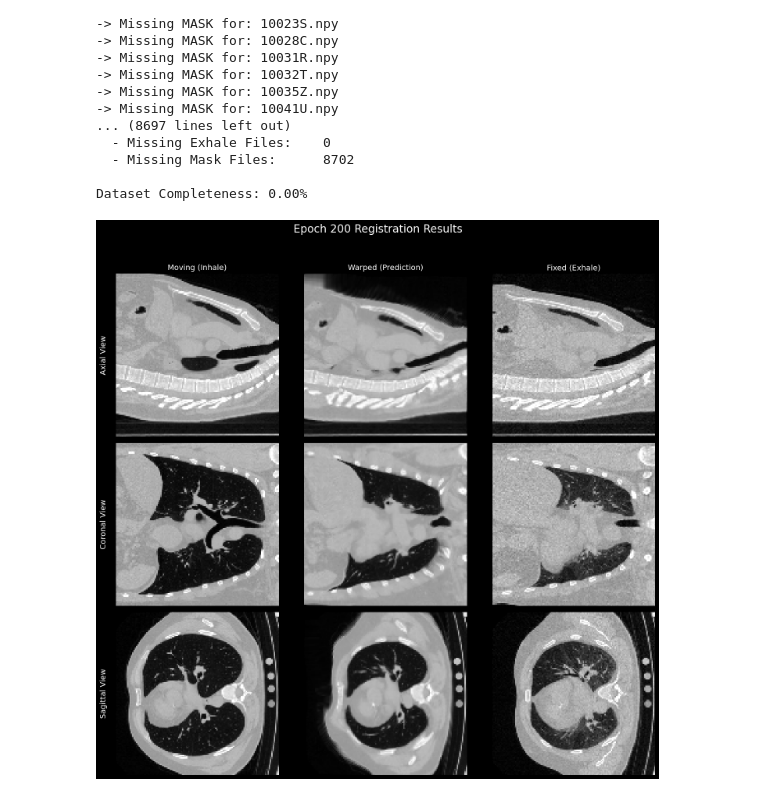
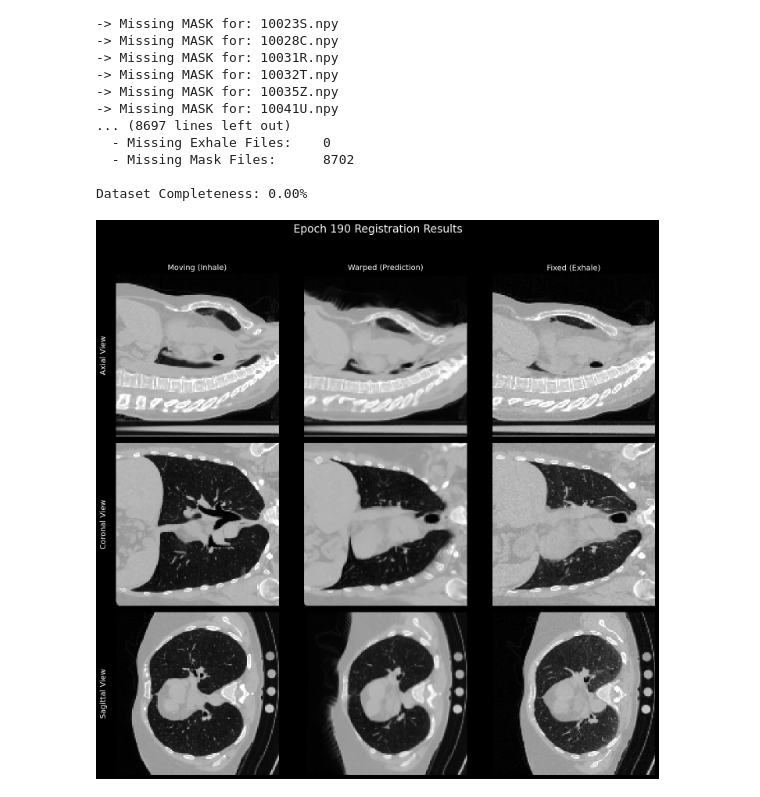
Before and after one commit to AkuSax/exhale-prediction-cvae, a Jupyter notebook: debug.ipynb, the cells around one changed output. Drawn from its saved outputs; the diff is of its cells as text; code cells hidden in the pictures.

```diff
--- a/debug.ipynb
+++ b/debug.ipynb
@@ -248,7 +248,7 @@ from pathlib import Path
 image_dir = Path("./model_runs/ctm_run_1/images")
 
 # Choose which epoch you want to view
-epoch_to_view = 200
+epoch_to_view = 190
 
 # --- Load the Data ---
 try:
@@ -281,31 +281,31 @@ try:
 
     for ax, row in zip(axes[:,0], rows):
         ax.set_ylabel(row, color='white', fontsize=14, rotation=90, labelpad=15)
 
     # Plot the images
     axes[0, 0].imshow(moving_img[z_slice, :, :], cmap='gray')
     axes[0, 1].imshow(warped_img[z_slice, :, :], cmap='gray')
     axes[0, 2].imshow(fixed_img[z_slice, :, :], cmap='gray')
 
     axes[1, 0].imshow(moving_img[:, y_slice, :], cmap='gray')
     axes[1, 1].imshow(warped_img[:, y_slice, :], cmap='gray')
     axes[1, 2].imshow(fixed_img[:, y_slice, :], cmap='gray')
 
     axes[2, 0].imshow(moving_img[:, :, x_slice], cmap='gray')
     axes[2, 1].imshow(warped_img[:, :, x_slice], cmap='gray')
     axes[2, 2].imshow(fixed_img[:, :, x_slice], cmap='gray')
 
     # Clean up axes
     for ax_row in axes:
         for ax in ax_row:
             ax.set_xticks([])
             ax.set_yticks([])
 
     plt.tight_layout(rect=[0, 0.03, 1, 0.95])
     plt.show()
 
 except FileNotFoundError:
     print(f"Error: Could not find image files for epoch {epoch_to_view}.")
     print("Please make sure the epoch number is correct and the files exist in the directory.")
 # %% [output]
-[figure, old version]
+[figure, new version]
```
Also changed, not shown: 4 other files.
